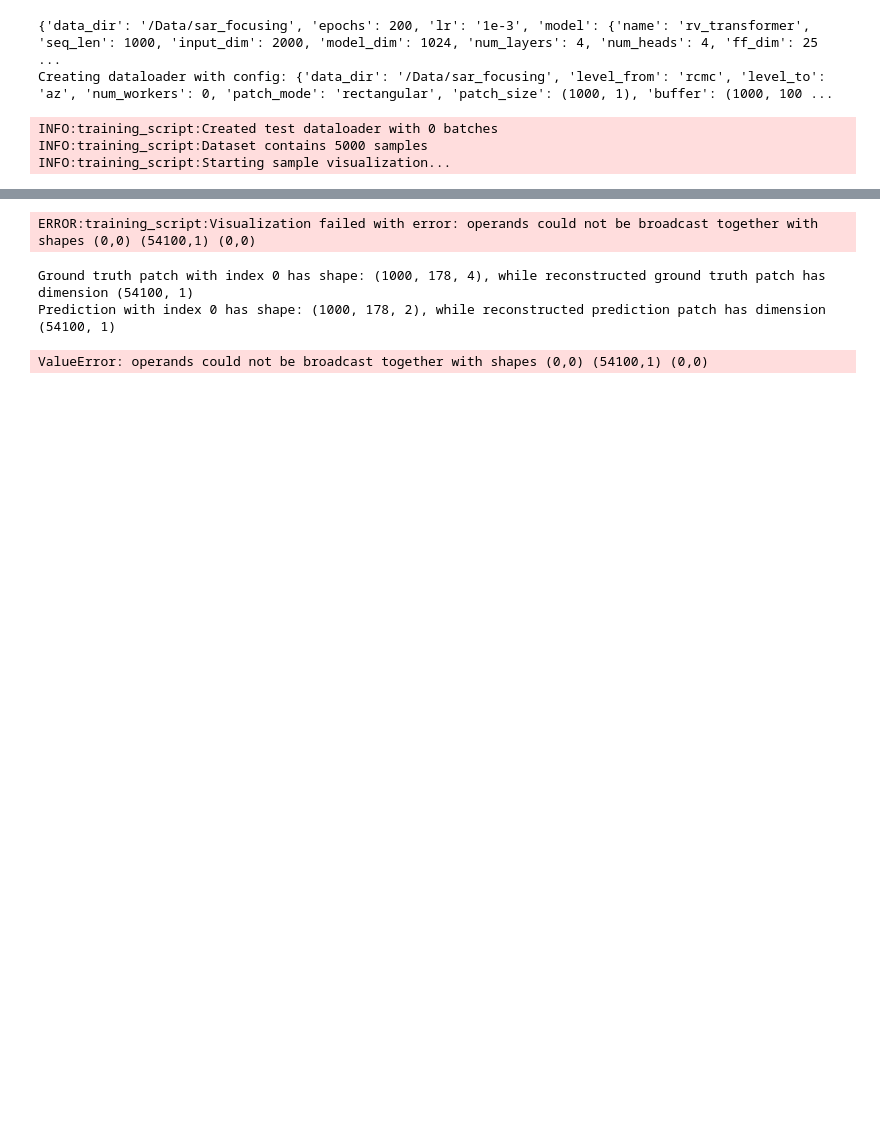
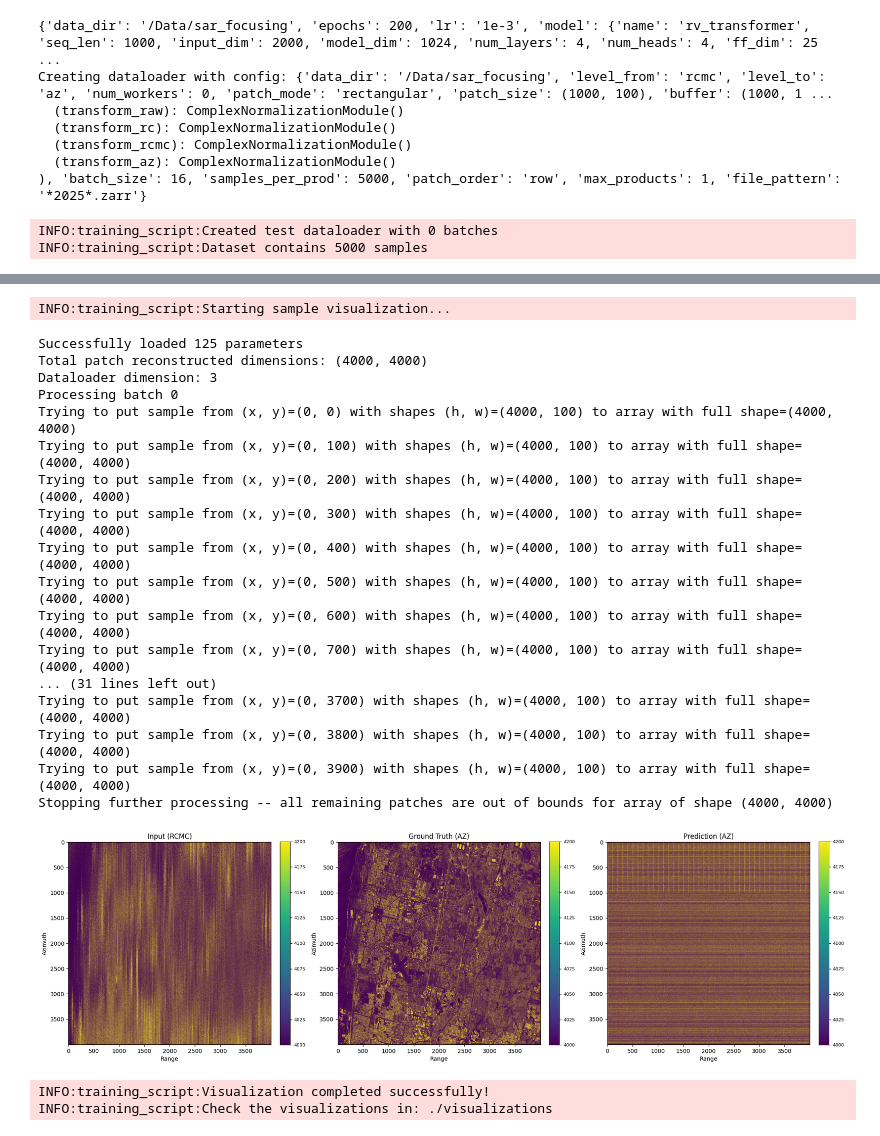
Before and after one commit to sirbastiano/srp, a Jupyter notebook: training/inference_visualization.ipynb, the cells around one changed output, grey strips where cells are left out. Cells and saved outputs as stored; diff of their text form; code cells hidden in the pictures; blank space fills up the shorter version.

Commit message:
Feat: 1. Added possibility to load subpatches of full rows/columns when activating axes concatenation option 2. Added patch visualization and metrics to training script

```diff
--- a/training/inference_visualization.ipynb
+++ b/training/inference_visualization.ipynb
@@ -13,17 +13,16 @@ import time
 from typing import Dict, Any
 import matplotlib.pyplot as plt
 
-from dataloader.dataloader import get_sar_dataloader, SARTransform
 from model.model_utils import get_model_from_configs, create_model_with_pretrained
 from training.training_loops import get_training_loop_by_model_name
-from training.visualize import save_results_and_metrics, get_full_image_and_prediction
+from training.visualize import save_results_and_metrics, get_full_image_and_prediction, compute_metrics
 from sarpyx.utils.losses import get_loss_function
 from training_script import setup_logging, load_config
 from inference_script import create_test_dataloader
 import matplotlib.pyplot as plt
 import numpy as np
 
-def display_inference_results(input_data, gt_data, pred_data, figsize=(20, 6), vminmax=(0, 1000)):
+def display_inference_results(input_data, gt_data, pred_data, figsize=(20, 6), vminmax=(0, 1000), show: bool=True, save: bool=True, save_path: str="./visualizations"):
     """
     Display input, ground truth, and prediction in a 3-column grid.
 
@@ -102,10 +101,8 @@ def display_inference_results(input_data, gt_data, pred_data, figsize=(20, 6), v
 args = argparse.Namespace(
     config="rv_transformer_autoregressive.yaml",
     device="cuda",
-    batch_size=64,
+    batch_size=16,
     save_dir="./visualizations",
-    max_batches=64,
-    max_samples_per_batch=4,
     mode="autoregressive",
     pretrained_path=os.path.join(os.getcwd(), '..', 'results', 'rv_autoregressive','sar_transformer_best.pth'),
     learning_rate=1e-4,
@@ -156,19 +153,23 @@ logger.info("Starting sample visualization...")
 try:
     inference_fn = get_training_loop_by_model_name("rv_transformer_autoregressive", model=model, save_dir=save_dir, mode=args.mode, loss_fn_name="mse").forward_pass
     gt, pred, input = get_full_image_and_prediction(
-        dataset=test_loader.dataset,
+        dataloader=test_loader,
+        show_window=((1000, 1000), (5000, 5000)),
         zfile=0,
         inference_fn=inference_fn,
-        max_samples_per_prod=args.max_samples_per_batch,
         return_input=True,
-        device="cuda"
+        device="cuda",
+        vminmax=(4000, 4200)
     )
+    print(compute_metrics(gt, pred))
     display_inference_results(
         input_data=input,
         gt_data=gt,
         pred_data=pred,
         figsize=(20, 6),
-        vminmax=(0, 1000)  # Adjust this range based on your data
+        vminmax=(4000, 4200),  # Adjust this range based on your data,
+        show=True,
+        save=False
     )
 
     logger.info("Visualization completed successfully!")
@@ -187,8 +188,12 @@ INFO:training_script:  Batch size: 64
 INFO:training_script:  Save directory: ./visualizations
 INFO:training_script:Creating test dataloader...
 {'data_dir': '/Data/sar_focusing', 'epochs': 200, 'lr': '1e-3', 'model': {'name': 'rv_transformer', 'seq_len': 1000, 'input_dim': 2000, 'model_dim': 1024, 'num_layers': 4, 'num_heads': 4, 'ff_dim': 25 ...
-Creating dataloader with config: {'data_dir': '/Data/sar_focusing', 'level_from': 'rcmc', 'level_to': 'az', 'num_workers': 0, 'patch_mode': 'rectangular', 'patch_size': (1000, 1), 'buffer': (1000, 100 ...
+Creating dataloader with config: {'data_dir': '/Data/sar_focusing', 'level_from': 'rcmc', 'level_to': 'az', 'num_workers': 0, 'patch_mode': 'rectangular', 'patch_size': (1000, 100), 'buffer': (1000, 1 ...
+  (transform_raw): ComplexNormalizationModule()
+  (transform_rc): ComplexNormalizationModule()
+  (transform_rcmc): ComplexNormalizationModule()
+  (transform_az): ComplexNormalizationModule()
+), 'batch_size': 16, 'samples_per_prod': 5000, 'patch_order': 'row', 'max_products': 1, 'file_pattern': '*2025*.zarr'}
 INFO:training_script:Created test dataloader with 0 batches
 INFO:training_script:Dataset contains 5000 samples
-INFO:training_script:Starting sample visualization...
 Loading pretrained weights from: /Data/gdaga/sarpyx_new/sarpyx/training/../results/rv_autoregressive/sar_transformer_best.pth
@@ -197,4 +200,21 @@ Total patch reconstructed dimensions: (1000, 4)
-ERROR:training_script:Visualization failed with error: operands could not be broadcast together with shapes (0,0) (54100,1) (0,0)
+INFO:training_script:Starting sample visualization...
-Ground truth patch with index 0 has shape: (1000, 178, 4), while reconstructed ground truth patch has dimension (54100, 1)
-Prediction with index 0 has shape: (1000, 178, 2), while reconstructed prediction patch has dimension (54100, 1)
+Successfully loaded 125 parameters
+Total patch reconstructed dimensions: (4000, 4000)
+Dataloader dimension: 3
+Processing batch 0
+Trying to put sample from (x, y)=(0, 0) with shapes (h, w)=(4000, 100) to array with full shape=(4000, 4000)
+Trying to put sample from (x, y)=(0, 100) with shapes (h, w)=(4000, 100) to array with full shape=(4000, 4000)
+Trying to put sample from (x, y)=(0, 200) with shapes (h, w)=(4000, 100) to array with full shape=(4000, 4000)
+Trying to put sample from (x, y)=(0, 300) with shapes (h, w)=(4000, 100) to array with full shape=(4000, 4000)
+Trying to put sample from (x, y)=(0, 400) with shapes (h, w)=(4000, 100) to array with full shape=(4000, 4000)
+Trying to put sample from (x, y)=(0, 500) with shapes (h, w)=(4000, 100) to array with full shape=(4000, 4000)
+Trying to put sample from (x, y)=(0, 600) with shapes (h, w)=(4000, 100) to array with full shape=(4000, 4000)
+Trying to put sample from (x, y)=(0, 700) with shapes (h, w)=(4000, 100) to array with full shape=(4000, 4000)
+... (31 lines left out)
+Trying to put sample from (x, y)=(0, 3700) with shapes (h, w)=(4000, 100) to array with full shape=(4000, 4000)
+Trying to put sample from (x, y)=(0, 3800) with shapes (h, w)=(4000, 100) to array with full shape=(4000, 4000)
+Trying to put sample from (x, y)=(0, 3900) with shapes (h, w)=(4000, 100) to array with full shape=(4000, 4000)
+Stopping further processing -- all remaining patches are out of bounds for array of shape (4000, 4000)
+[figure, added]
-ValueError: operands could not be broadcast together with shapes (0,0) (54100,1) (0,0)
+INFO:training_script:Visualization completed successfully!
+INFO:training_script:Check the visualizations in: ./visualizations
```
Also changed, not shown: parts of 1 cell of this notebook, 13 other files.
